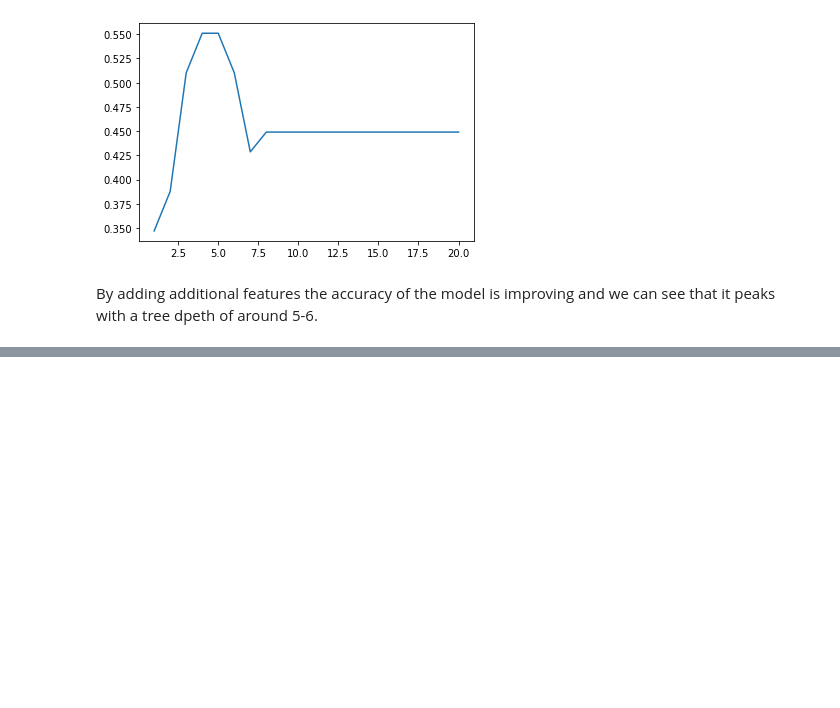
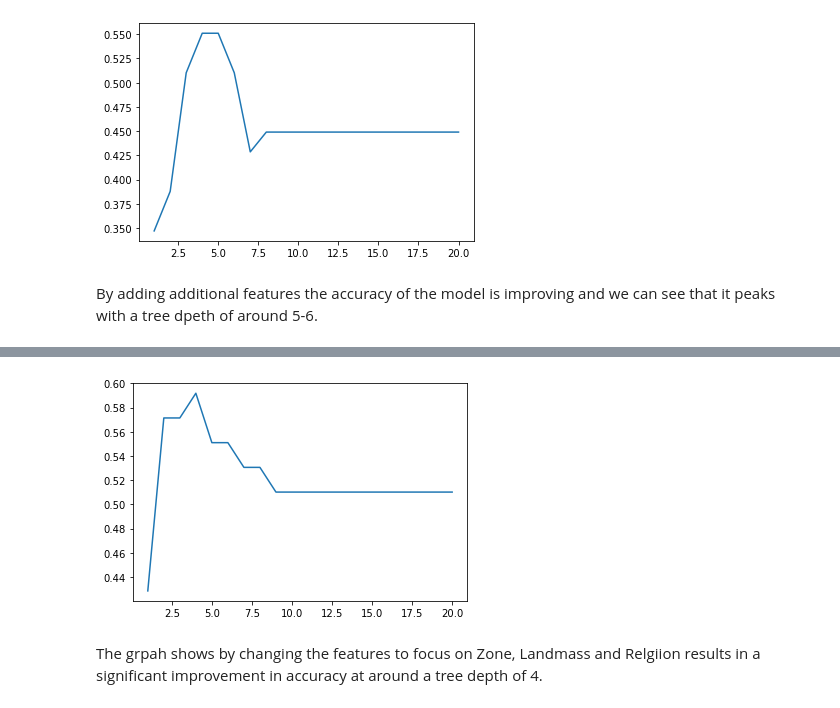
Before and after one commit to mannb986/find_the_flag, a Jupyter notebook: find_the_flag.ipynb, the cells around one changed output, grey strips where cells are left out. Cells and saved outputs as stored; diff of their text form; code cells hidden in the pictures; blank space fills up the shorter version.

```diff
--- a/find_the_flag.ipynb
+++ b/find_the_flag.ipynb
@@ -136,0 +163,14 @@ By adding additional features the accuracy of the model is improving and we can
+# %%
+scores_2 = []
+for i in range(1, 21):
+    tree_2 = DecisionTreeClassifier(random_state=1, max_depth=i)
+    tree_2.fit(train_data_2, train_labels_2)
+    score = tree_2.score(test_data_2, test_labels_2)
+    scores_2.append(score)
+# %%
+plt.plot(range(1, 21), scores_2)
+plt.show()
+# %% [output]
+[figure, added]
+# %% [markdown]
+The grpah shows by changing the features to focus on Zone, Landmass and Relgiion results in a significant improvement in accuracy at around a tree depth of 4.
```
Also changed, not shown: parts of 8 cells of this notebook.
